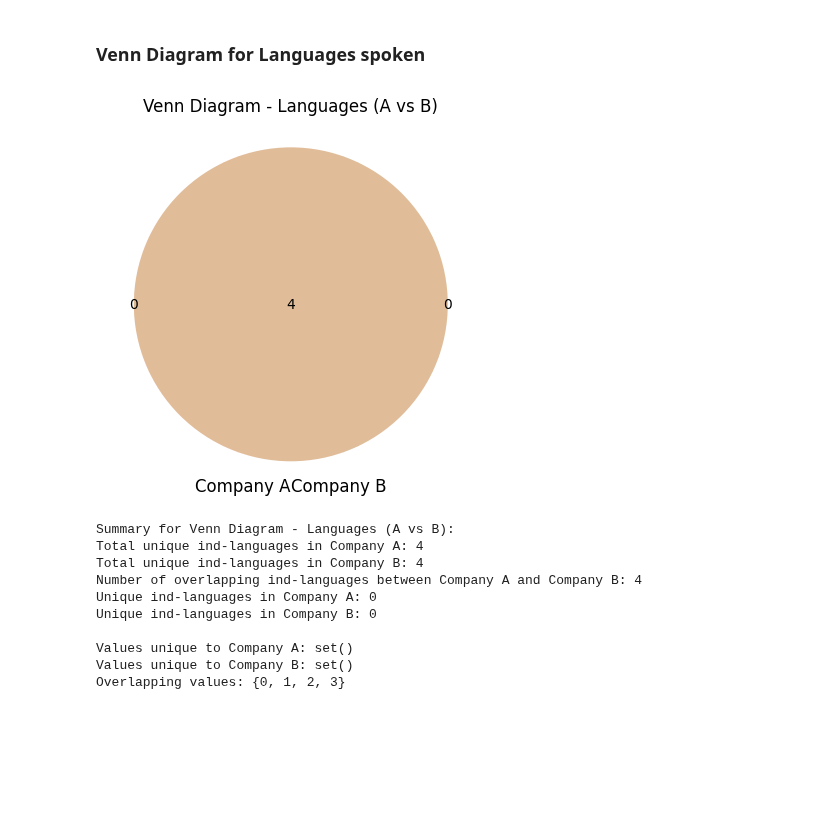
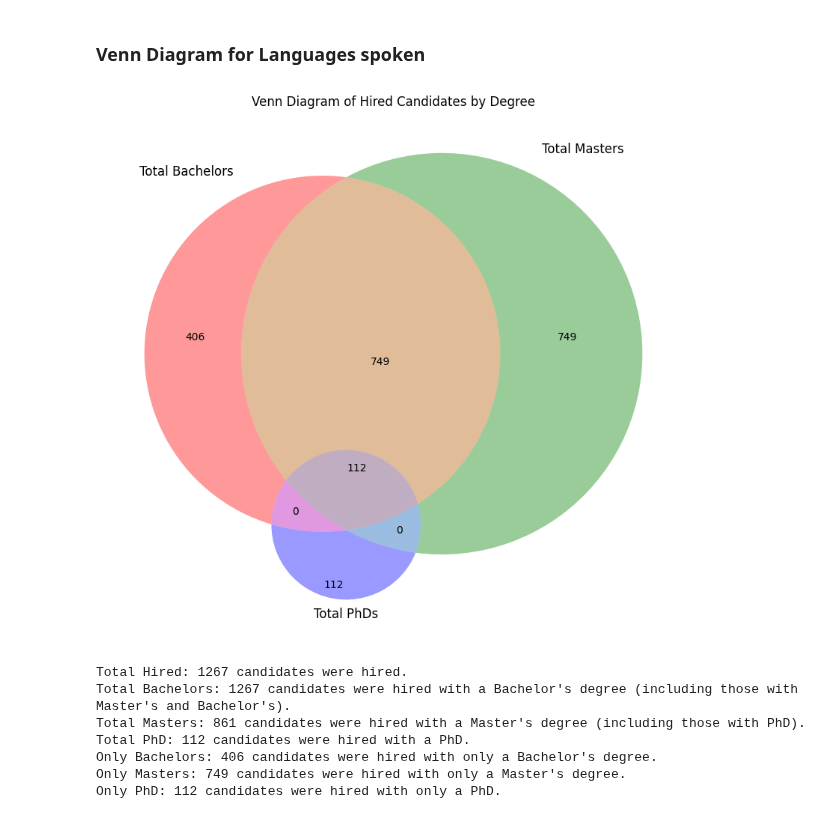
Before and after one commit to sreehariprathap/Data-Analysis--Maths---Algorithms, a Jupyter notebook: Week-2/Group4Assignment.ipynb, the cells around one changed output. Drawn from its saved outputs; the diff is of its cells as text; code cells hidden in the pictures; blank space fills up the shorter version.

Commit message:
added summary and modified venn diagram

```diff
--- a/Week-2/Group4Assignment.ipynb
+++ b/Week-2/Group4Assignment.ipynb
@@ -359,18 +385,14 @@ Overlapping values: {32, 21, 22, 23, 24, 25, 26, 27, 28, 29, 30, 31}
 # %% [markdown]
 ### Venn Diagram for Languages spoken
-# %%
-
-# Plot the Venn diagram based on ind-languages for companies A and B with a summary
-analysis.plot_venn_diagram(analysis.df_a, analysis.df_b, 'ind-languages', 'Venn Diagram - Languages (A vs B)', 'Company A', 'Company B')
-# %% [output]
-[figure, removed]
-Summary for Venn Diagram - Languages (A vs B):
-Total unique ind-languages in Company A: 4
-Total unique ind-languages in Company B: 4
-Number of overlapping ind-languages between Company A and Company B: 4
-Unique ind-languages in Company A: 0
-Unique ind-languages in Company B: 0
-
-Values unique to Company A: set()
-Values unique to Company B: set()
-Overlapping values: {0, 1, 2, 3}
+# %%
+# plot the venn diagram of hired candidates based on gender
+analysis.plot_degree_hired_venn()
+# %% [output]
+[figure, added]
+Total Hired: 1267 candidates were hired.
+Total Bachelors: 1267 candidates were hired with a Bachelor's degree (including those with Master's and Bachelor's).
+Total Masters: 861 candidates were hired with a Master's degree (including those with PhD).
+Total PhD: 112 candidates were hired with a PhD.
+Only Bachelors: 406 candidates were hired with only a Bachelor's degree.
+Only Masters: 749 candidates were hired with only a Master's degree.
+Only PhD: 112 candidates were hired with only a PhD.
```
Also changed, not shown: parts of 9 cells of this notebook.
